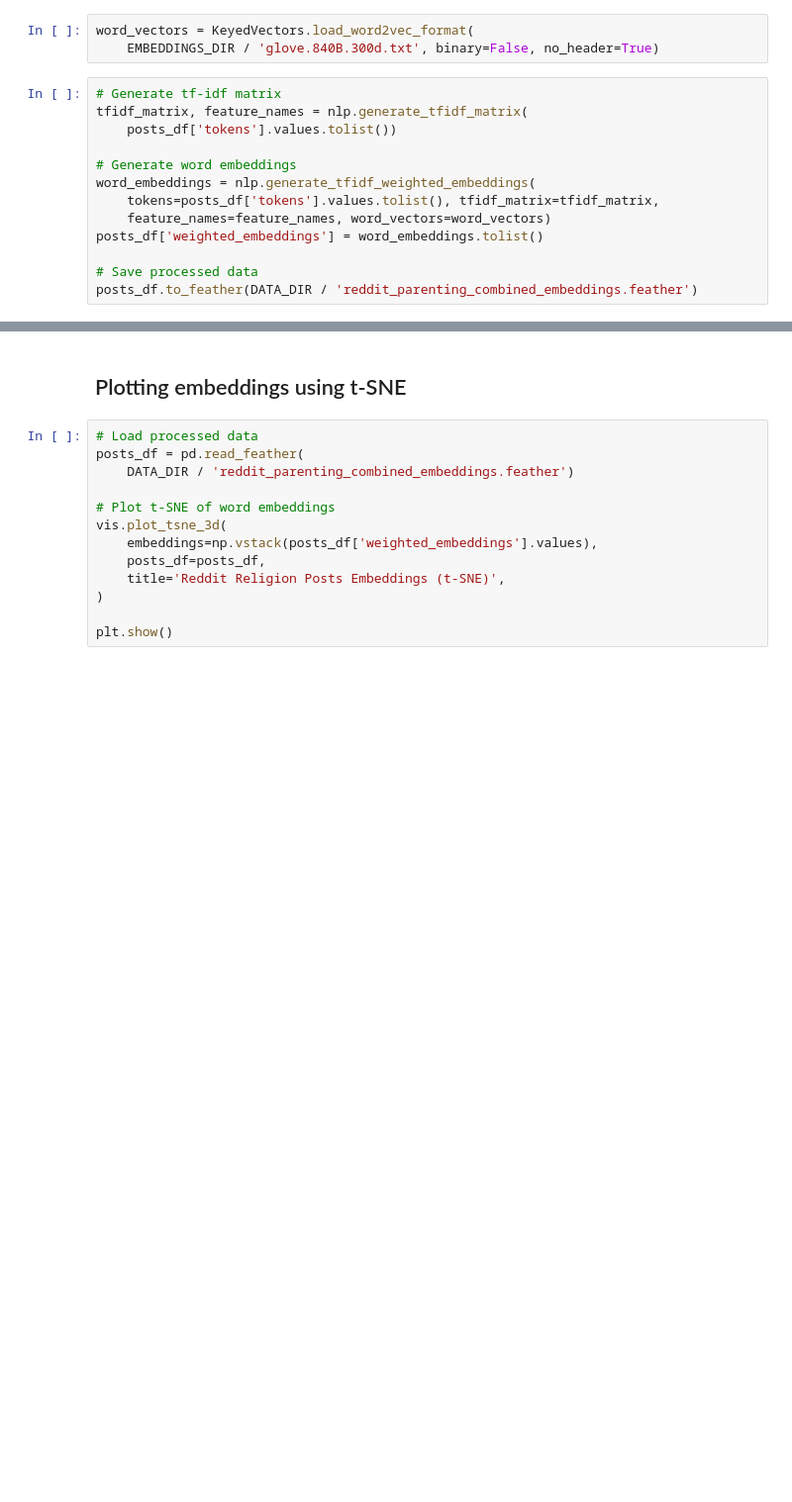
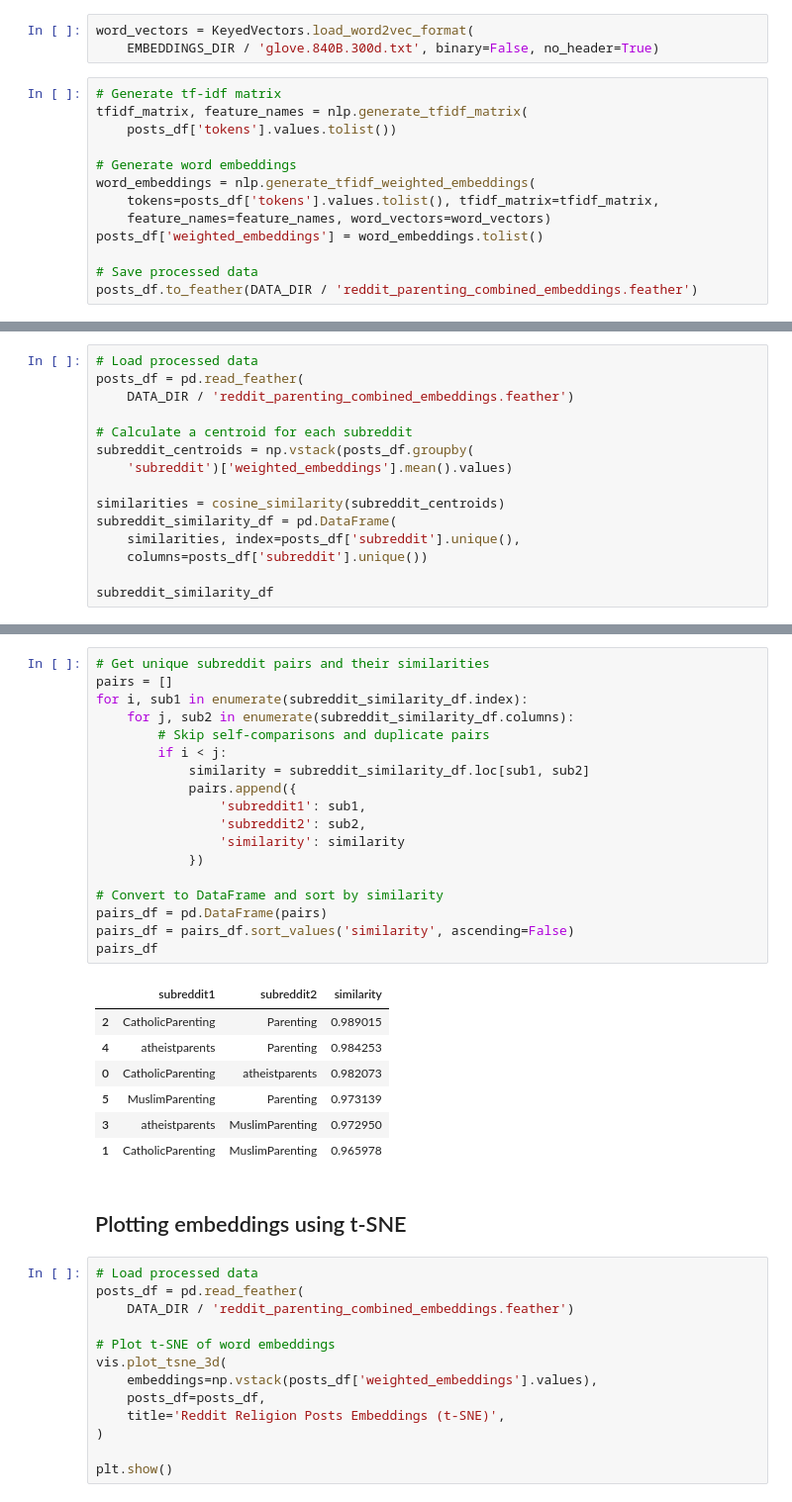
Before and after one commit to shreyansh-2003/parenting-style-subreddits-analyser, a Jupyter notebook: subreddit_similarity_analysis.ipynb, the cells around one changed output, grey strips where cells are left out. Shown at 99% size. Cells and saved outputs as stored; diff of their text form; blank space fills up the shorter version.

Commit message:
added cosine similarity outputs

```diff
--- a/subreddit_similarity_analysis.ipynb
+++ b/subreddit_similarity_analysis.ipynb
@@ -123,0 +127,15 @@ posts_df.to_feather(DATA_DIR / 'reddit_parenting_combined_embeddings.feather')
+# %%
+# Load processed data
+posts_df = pd.read_feather(
+    DATA_DIR / 'reddit_parenting_combined_embeddings.feather')
+
+# Calculate a centroid for each subreddit
+subreddit_centroids = np.vstack(posts_df.groupby(
+    'subreddit')['weighted_embeddings'].mean().values)
+
+similarities = cosine_similarity(subreddit_centroids)
+subreddit_similarity_df = pd.DataFrame(
+    similarities, index=posts_df['subreddit'].unique(),
+    columns=posts_df['subreddit'].unique())
+
+subreddit_similarity_df
@@ -124,3 +148,29 @@ posts_df.to_feather(DATA_DIR / 'reddit_parenting_combined_embeddings.feather')
+# %%
+# Get unique subreddit pairs and their similarities
+pairs = []
+for i, sub1 in enumerate(subreddit_similarity_df.index):
+    for j, sub2 in enumerate(subreddit_similarity_df.columns):
+        # Skip self-comparisons and duplicate pairs
+        if i < j:
+            similarity = subreddit_similarity_df.loc[sub1, sub2]
+            pairs.append({
+                'subreddit1': sub1,
+                'subreddit2': sub2,
+                'similarity': similarity
+            })
+
+# Convert to DataFrame and sort by similarity
+pairs_df = pd.DataFrame(pairs)
+pairs_df = pairs_df.sort_values('similarity', ascending=False)
+pairs_df
+# %% [output]
+|  | subreddit1 | subreddit2 | similarity |
+| 2 | CatholicParenting | Parenting | 0.989015 |
+| 4 | atheistparents | Parenting | 0.984253 |
+| 0 | CatholicParenting | atheistparents | 0.982073 |
+| 5 | MuslimParenting | Parenting | 0.973139 |
+| 3 | atheistparents | MuslimParenting | 0.972950 |
+| 1 | CatholicParenting | MuslimParenting | 0.965978 |
 # %% [markdown]
 ## Plotting embeddings using t-SNE
 # %%
```
Also changed, not shown: parts of 3 cells of this notebook, 2 other files.
